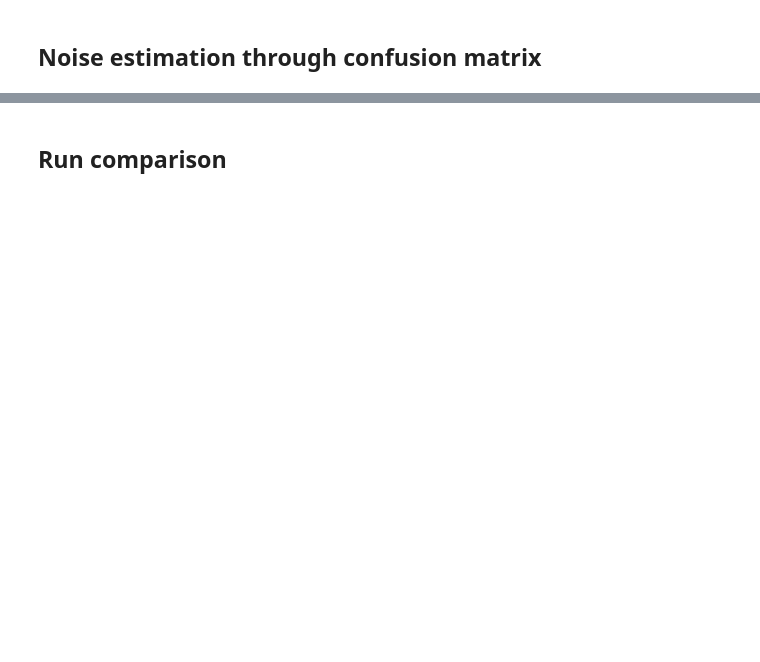
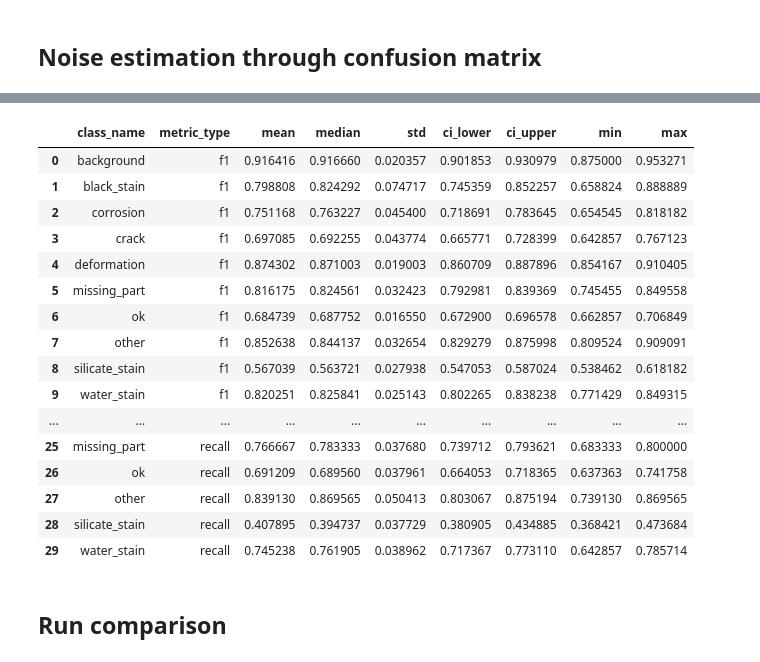
Before and after one commit to LukasBenner/NoisyLabelDefectDetection, a Jupyter notebook: notebooks/plots.ipynb, the cells around one changed output, grey strips where cells are left out. Saved outputs shown, nothing was run; the diff lists cells and outputs as text; code cells hidden in the pictures; blank space fills up the shorter version.

```diff
--- a/notebooks/plots.ipynb
+++ b/notebooks/plots.ipynb
@@ -515,0 +539,4 @@ conf_counts
+# %%
+clean_ce_metrics = get_metrics_df(BASE_LOGS_PATH / "clean/2026-02-23_23-25-34_ce_mobile_s")
+clean_ce_class_metrics = class_prf_all_stats(BASE_LOGS_PATH / "clean/2026-02-23_23-25-34_ce_mobile_s")
+clean_ce_metrics
@@ -516,3 +551,23 @@ conf_counts
+# %%
+clean_ce_class_metrics
+# %% [output]
+|  | class_name | metric_type | mean | median | std | ci_lower | ci_upper | min | max |
+| 0 | background | f1 | 0.916416 | 0.916660 | 0.020357 | 0.901853 | 0.930979 | 0.875000 | 0.953271 |
+| 1 | black_stain | f1 | 0.798808 | 0.824292 | 0.074717 | 0.745359 | 0.852257 | 0.658824 | 0.888889 |
+| 2 | corrosion | f1 | 0.751168 | 0.763227 | 0.045400 | 0.718691 | 0.783645 | 0.654545 | 0.818182 |
+| 3 | crack | f1 | 0.697085 | 0.692255 | 0.043774 | 0.665771 | 0.728399 | 0.642857 | 0.767123 |
+| 4 | deformation | f1 | 0.874302 | 0.871003 | 0.019003 | 0.860709 | 0.887896 | 0.854167 | 0.910405 |
+| 5 | missing_part | f1 | 0.816175 | 0.824561 | 0.032423 | 0.792981 | 0.839369 | 0.745455 | 0.849558 |
+| 6 | ok | f1 | 0.684739 | 0.687752 | 0.016550 | 0.672900 | 0.696578 | 0.662857 | 0.706849 |
+| 7 | other | f1 | 0.852638 | 0.844137 | 0.032654 | 0.829279 | 0.875998 | 0.809524 | 0.909091 |
+| 8 | silicate_stain | f1 | 0.567039 | 0.563721 | 0.027938 | 0.547053 | 0.587024 | 0.538462 | 0.618182 |
+| 9 | water_stain | f1 | 0.820251 | 0.825841 | 0.025143 | 0.802265 | 0.838238 | 0.771429 | 0.849315 |
+| ... | ... | ... | ... | ... | ... | ... | ... | ... | ... |
+| 25 | missing_part | recall | 0.766667 | 0.783333 | 0.037680 | 0.739712 | 0.793621 | 0.683333 | 0.800000 |
+| 26 | ok | recall | 0.691209 | 0.689560 | 0.037961 | 0.664053 | 0.718365 | 0.637363 | 0.741758 |
+| 27 | other | recall | 0.839130 | 0.869565 | 0.050413 | 0.803067 | 0.875194 | 0.739130 | 0.869565 |
+| 28 | silicate_stain | recall | 0.407895 | 0.394737 | 0.037729 | 0.380905 | 0.434885 | 0.368421 | 0.473684 |
+| 29 | water_stain | recall | 0.745238 | 0.761905 | 0.038962 | 0.717367 | 0.773110 | 0.642857 | 0.785714 |
 # %% [markdown]
 ## Run comparison
 # %%
```
Also changed, not shown: parts of 7 cells of this notebook, 13 other files.
